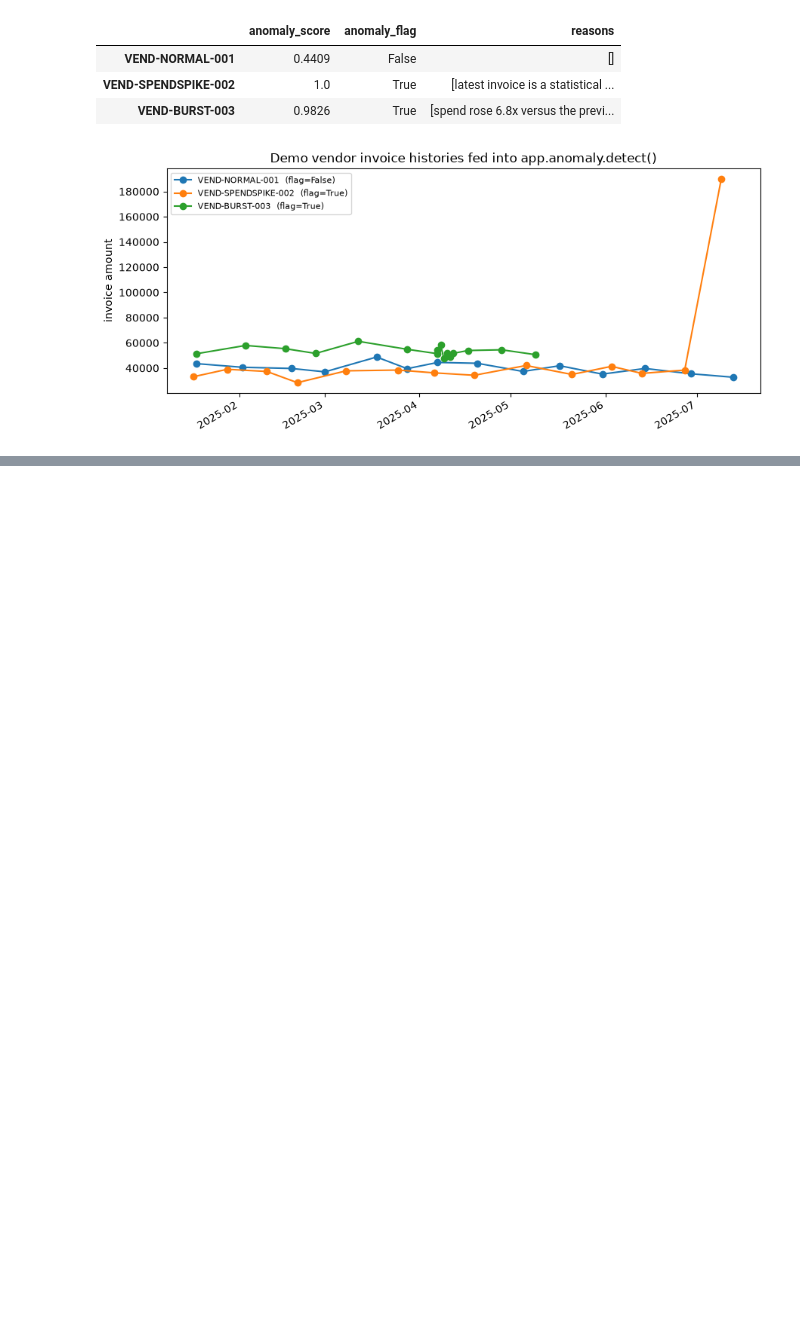
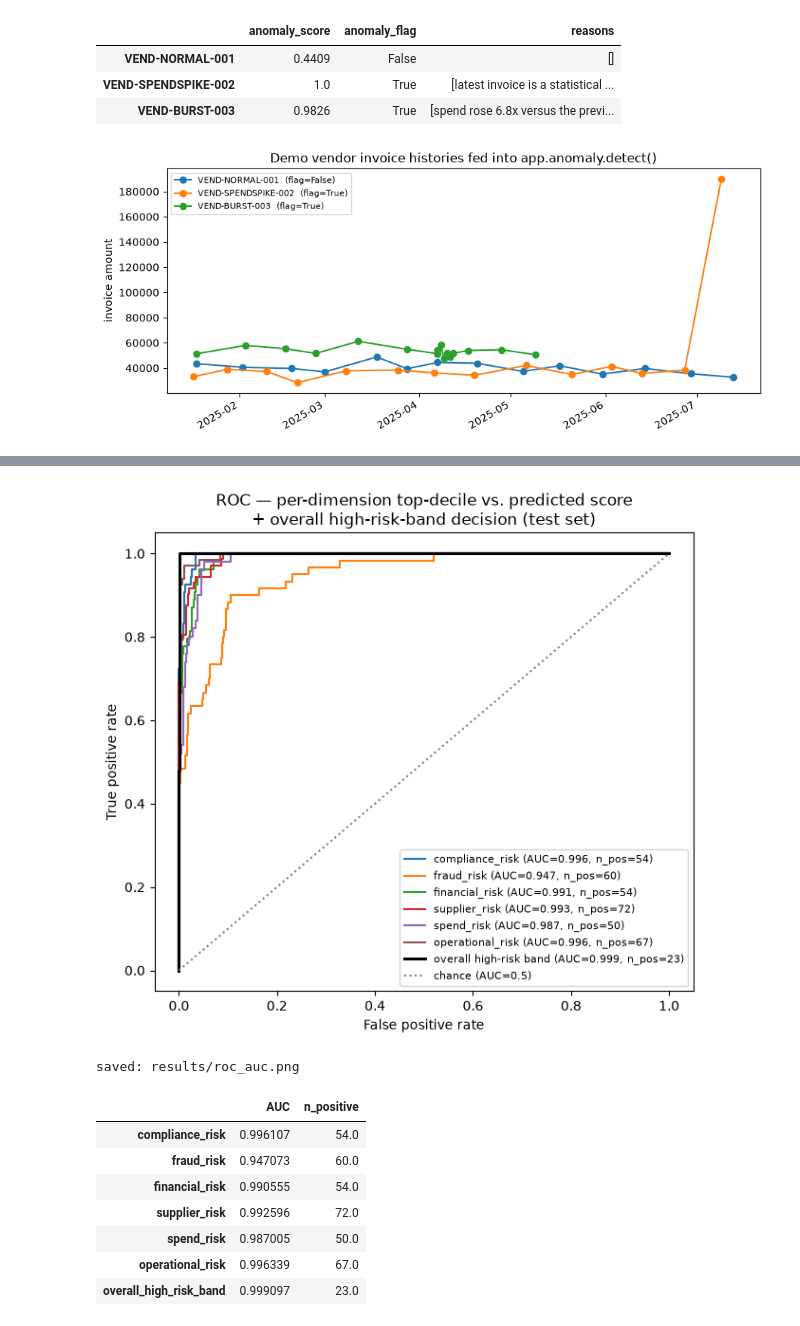
Before and after one commit to maanvi21/Healthcare-Procurement-System, a Jupyter notebook: services/risk_intelligence/notebooks/risk_model_training.ipynb, the cells around one changed output, grey strips where cells are left out. Saved outputs shown, nothing was run; the diff lists cells and outputs as text; code cells hidden in the pictures; blank space fills up the shorter version.

```diff
--- a/services/risk_intelligence/notebooks/risk_model_training.ipynb
+++ b/services/risk_intelligence/notebooks/risk_model_training.ipynb
@@ -334,0 +577,44 @@ In the deployed system, MLflow (not this notebook) is the source of truth for th
+# %%
+preds_test = np.clip(model.predict(X_test), 0.0, 1.0)
+fig, ax = plt.subplots(figsize=(6.5, 6))
+roc_data = {}
+for i, dim in enumerate(RISK_DIMENSIONS):
+    threshold = float(np.quantile(y_train[:, i], 0.90))
+    y_true_bin = (y_test[:, i] > threshold).astype(int)
+    fpr, tpr, _ = roc_curve(y_true_bin, preds_test[:, i])
+    auc = roc_auc_score(y_true_bin, preds_test[:, i])
+    roc_data[dim] = {"fpr": fpr.tolist(), "tpr": tpr.tolist(), "auc": float(auc),
+                      "threshold": threshold, "positive_count": int(y_true_bin.sum())}
+    ax.plot(fpr, tpr, label=f"{dim} (AUC={auc:.3f}, n_pos={int(y_true_bin.sum())})")
+
+true_band_test = compute_bands(y_test, LOW_MAX, MEDIUM_MAX)
+pred_overall_test = compute_overall(preds_test, LOW_MAX, MEDIUM_MAX)
+y_true_high = (true_band_test == "high").astype(int)
+fpr_o, tpr_o, _ = roc_curve(y_true_high, pred_overall_test)
+auc_o = roc_auc_score(y_true_high, pred_overall_test)
+roc_data["overall_high_risk_band"] = {"fpr": fpr_o.tolist(), "tpr": tpr_o.tolist(), "auc": float(auc_o),
+                                       "positive_count": int(y_true_high.sum())}
+ax.plot(fpr_o, tpr_o, label=f"overall high-risk band (AUC={auc_o:.3f}, n_pos={int(y_true_high.sum())})",
+        color="black", linewidth=2.2)
+
+ax.plot([0, 1], [0, 1], linestyle=":", color="gray", label="chance (AUC=0.5)")
+ax.set_xlabel("False positive rate"); ax.set_ylabel("True positive rate")
+ax.set_title("ROC \u2014 per-dimension top-decile vs. predicted score\n+ overall high-risk-band decision (test set)")
+ax.legend(fontsize=8, loc="lower right")
+fig.tight_layout()
+roc_path = RESULTS_DIR / "roc_auc.png"
+fig.savefig(roc_path, dpi=140)
+plt.show()
+print("saved:", roc_path.relative_to(SERVICE_ROOT))
+pd.DataFrame({k: {"AUC": v["auc"], "n_positive": v["positive_count"]} for k, v in roc_data.items()}).T
+# %% [output]
+[figure, added]
+saved: results/roc_auc.png
+|  | AUC | n_positive |
+| compliance_risk | 0.996107 | 54.0 |
+| fraud_risk | 0.947073 | 60.0 |
+| financial_risk | 0.990555 | 54.0 |
+| supplier_risk | 0.992596 | 72.0 |
+| spend_risk | 0.987005 | 50.0 |
+| operational_risk | 0.996339 | 67.0 |
+| overall_high_risk_band | 0.999097 | 23.0 |
```
Also changed, not shown: parts of 19 cells of this notebook, 14 other files.
